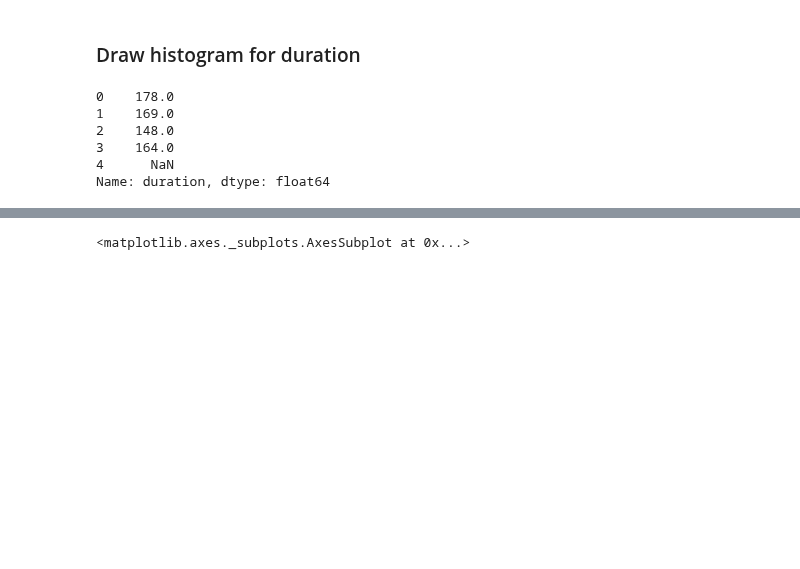
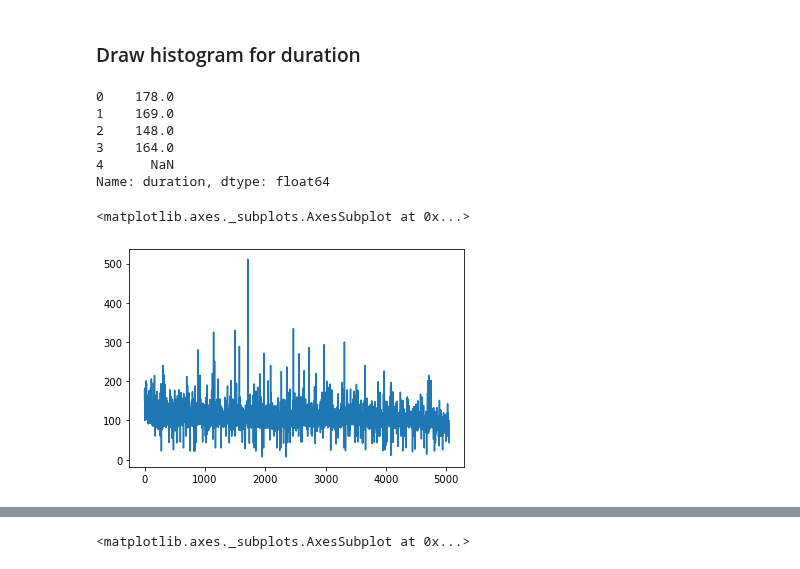
Before and after one commit to udhayprakash/PythonMaterial, a Jupyter notebook: python3/17_Data_science_modules/02_pandas/10_Visualization_Of_Data.ipynb, the cells around one changed output, grey strips where cells are left out. Drawn from its saved outputs; the diff is of its cells as text; code cells hidden in the pictures; blank space fills up the shorter version.

```diff
--- a/python3/17_Data_science_modules/02_pandas/10_Visualization_Of_Data.ipynb
+++ b/python3/17_Data_science_modules/02_pandas/10_Visualization_Of_Data.ipynb
@@ -49,3 +49,8 @@ df_imdb['duration'].head()
 3    164.0
 4      NaN
 Name: duration, dtype: float64
+# %%
+df_imdb['duration'].plot(kind='line')
+# %% [output]
+<matplotlib.axes._subplots.AxesSubplot at 0x...>
+[figure, added]
```
Also changed, not shown: parts of 5 cells of this notebook, 27 other files.
